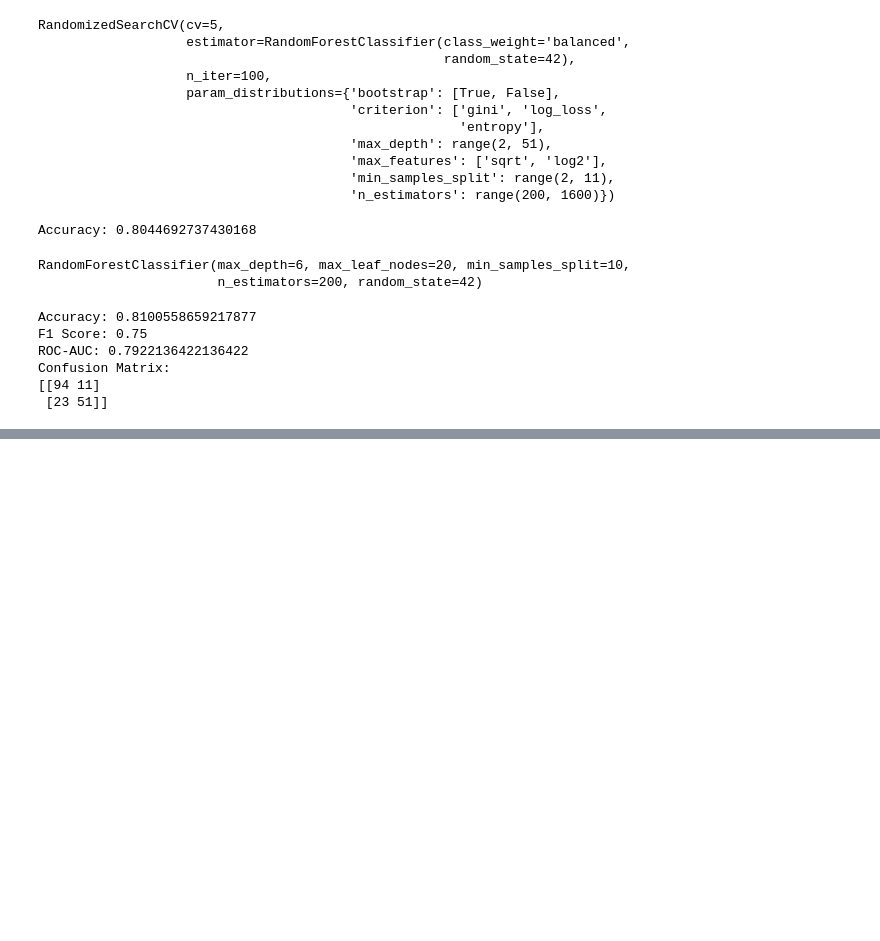
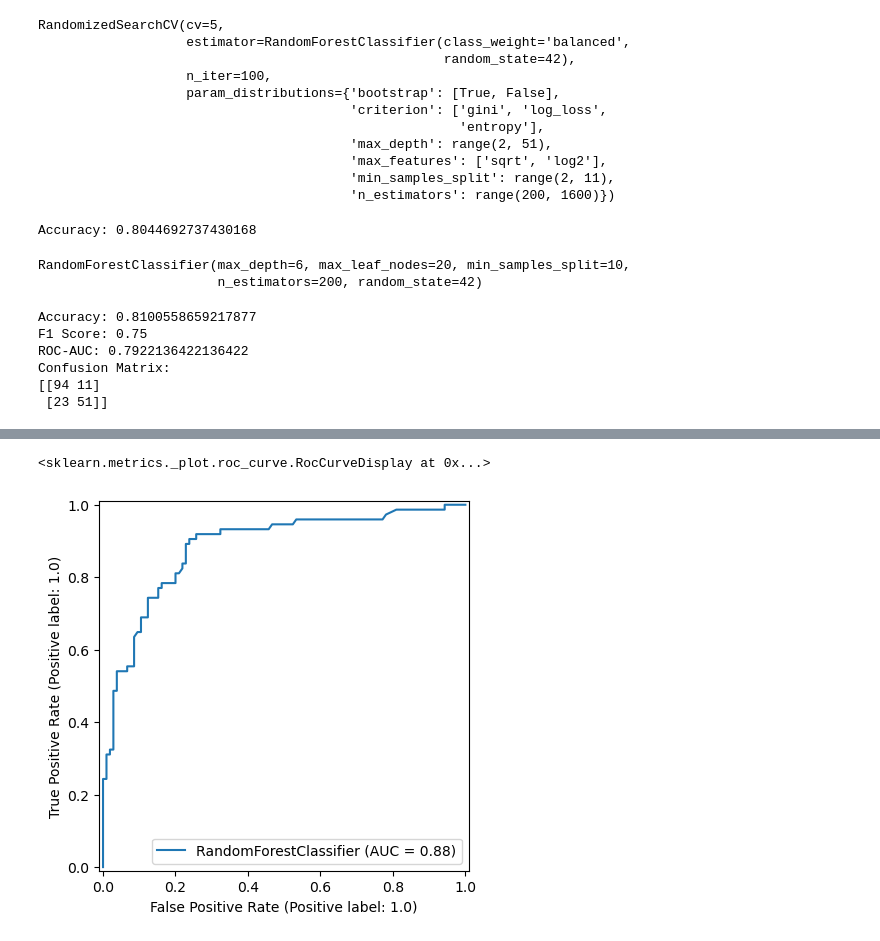
Before and after one commit to AndresOrantes/Reto_Titanic_Equipo5, a Jupyter notebook: Parte3.ipynb, the cells around one changed output, grey strips where cells are left out. Drawn from its saved outputs; the diff is of its cells as text; code cells hidden in the pictures; blank space fills up the shorter version.

```diff
--- a/Parte3.ipynb
+++ b/Parte3.ipynb
@@ -139,0 +147,6 @@ Confusion Matrix:
+# %%
+from sklearn.metrics import RocCurveDisplay
+RocCurveDisplay.from_estimator(rfc, X_test, y_test)
+# %% [output]
+<sklearn.metrics._plot.roc_curve.RocCurveDisplay at 0x...>
+[figure, added]
```
Also changed, not shown: parts of 6 cells of this notebook.
